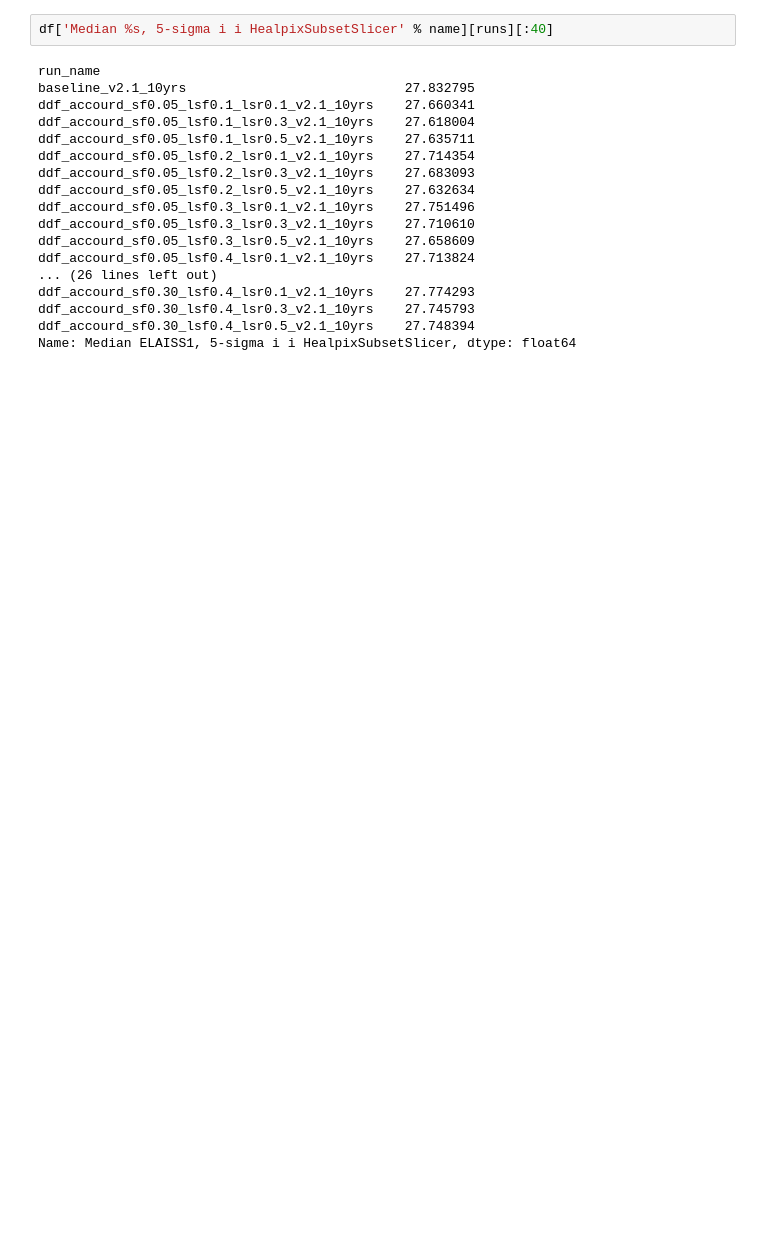
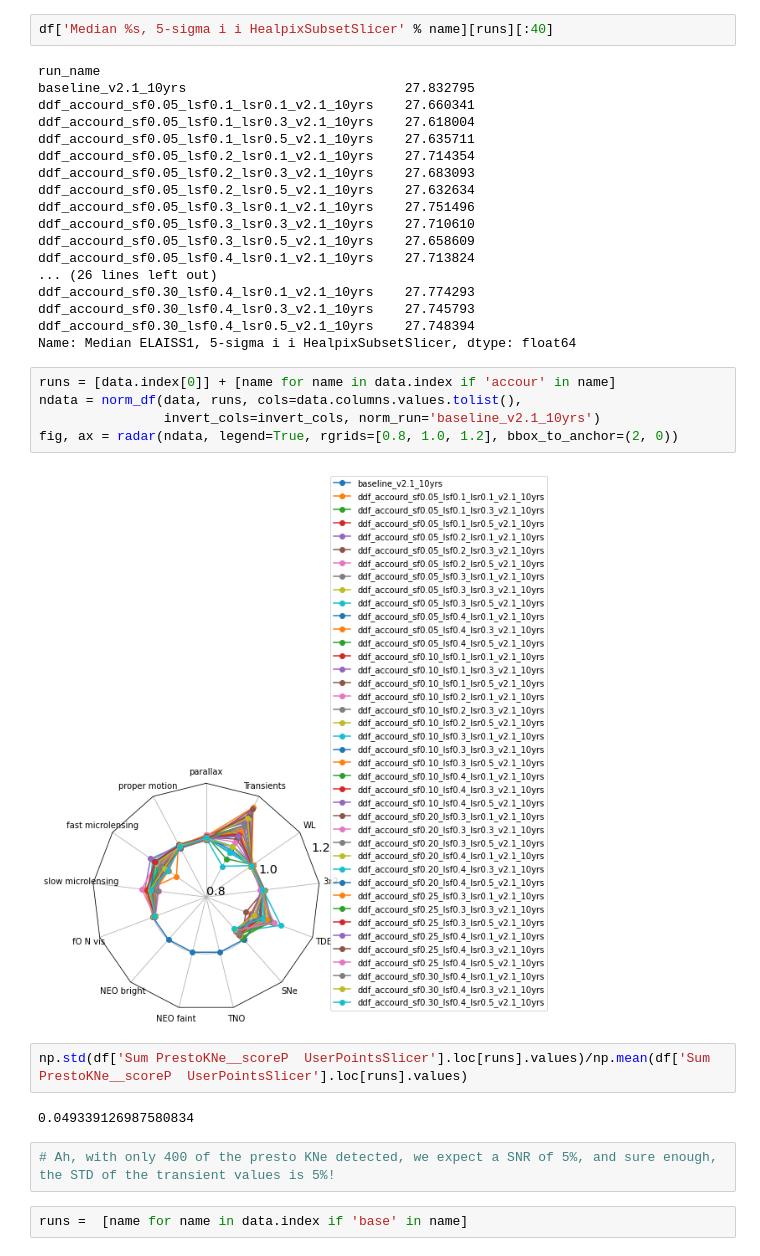
Before and after one commit to lsst-sims/sims_featureScheduler_runs2.1, a Jupyter notebook: maf/combined_look.ipynb, the cells around one changed output. Saved outputs shown, nothing was run; the diff lists cells and outputs as text; blank space fills up the shorter version.

```diff
--- a/maf/combined_look.ipynb
+++ b/maf/combined_look.ipynb
@@ -575,3 +574,18 @@ ddf_accourd_sf0.30_lsf0.4_lsr0.1_v2.1_10yrs    27.774293
 ddf_accourd_sf0.30_lsf0.4_lsr0.3_v2.1_10yrs    27.745793
 ddf_accourd_sf0.30_lsf0.4_lsr0.5_v2.1_10yrs    27.748394
 Name: Median ELAISS1, 5-sigma i i HealpixSubsetSlicer, dtype: float64
+# %%
+runs = [data.index[0]] + [name for name in data.index if 'accour' in name]
+ndata = norm_df(data, runs, cols=data.columns.values.tolist(),
+                invert_cols=invert_cols, norm_run='baseline_v2.1_10yrs')
+fig, ax = radar(ndata, legend=True, rgrids=[0.8, 1.0, 1.2], bbox_to_anchor=(2, 0))
+# %% [output]
+[figure, added]
+# %%
+np.std(df['Sum PrestoKNe__scoreP  UserPointsSlicer'].loc[runs].values)/np.mean(df['Sum PrestoKNe__scoreP  UserPointsSlicer'].loc[runs].values)
+# %% [output]
+0.049339126987580834
+# %%
+# Ah, with only 400 of the presto KNe detected, we expect a SNR of 5%, and sure enough, the STD of the transient values is 5%!
+# %%
+runs =  [name for name in data.index if 'base' in name]
```
Also changed, not shown: parts of 15 cells of this notebook, 1 other file.
